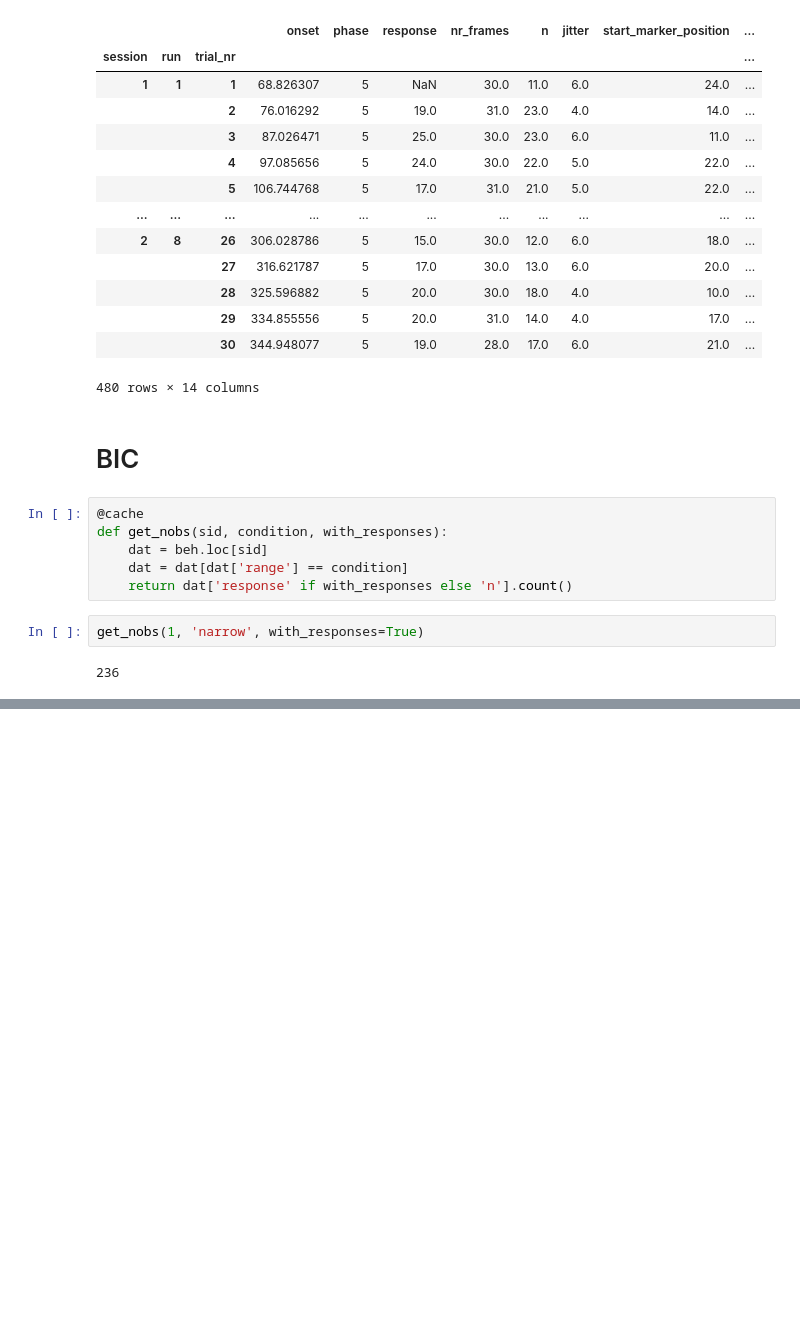
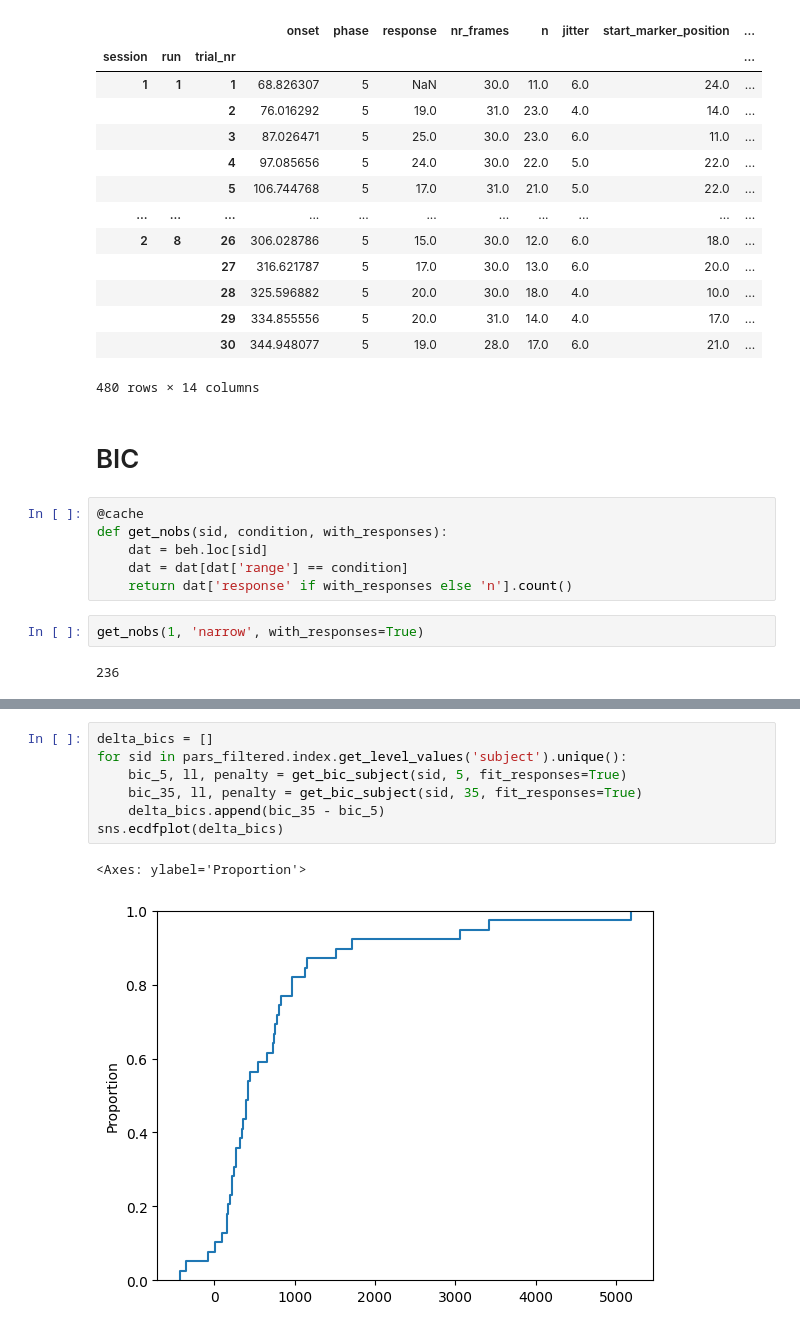
Before and after one commit to Gilles86/neural_priors, a Jupyter notebook: notebooks/likelihoods_and_bics.ipynb, the cells around one changed output, grey strips where cells are left out. Drawn from its saved outputs; the diff is of its cells as text; blank space fills up the shorter version.

```diff
--- a/notebooks/likelihoods_and_bics.ipynb
+++ b/notebooks/likelihoods_and_bics.ipynb
@@ -521,0 +662,10 @@ sns.despine(fig)
+# %%
+delta_bics = []
+for sid in pars_filtered.index.get_level_values('subject').unique():
+    bic_5, ll, penalty = get_bic_subject(sid, 5, fit_responses=True)
+    bic_35, ll, penalty = get_bic_subject(sid, 35, fit_responses=True)
+    delta_bics.append(bic_35 - bic_5)
+sns.ecdfplot(delta_bics)
+# %% [output]
+<Axes: ylabel='Proportion'>
+[figure, added]
```
Also changed, not shown: parts of 28 cells of this notebook, 3 other files.
